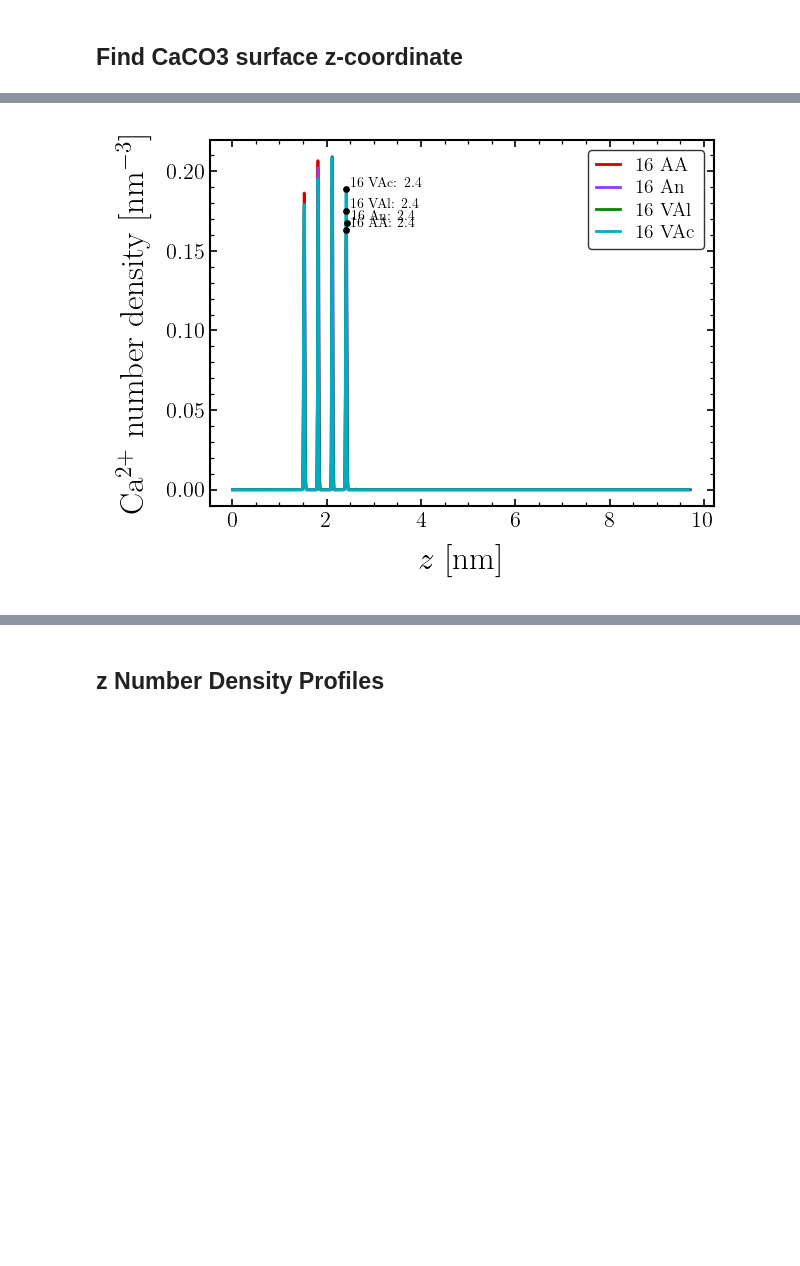
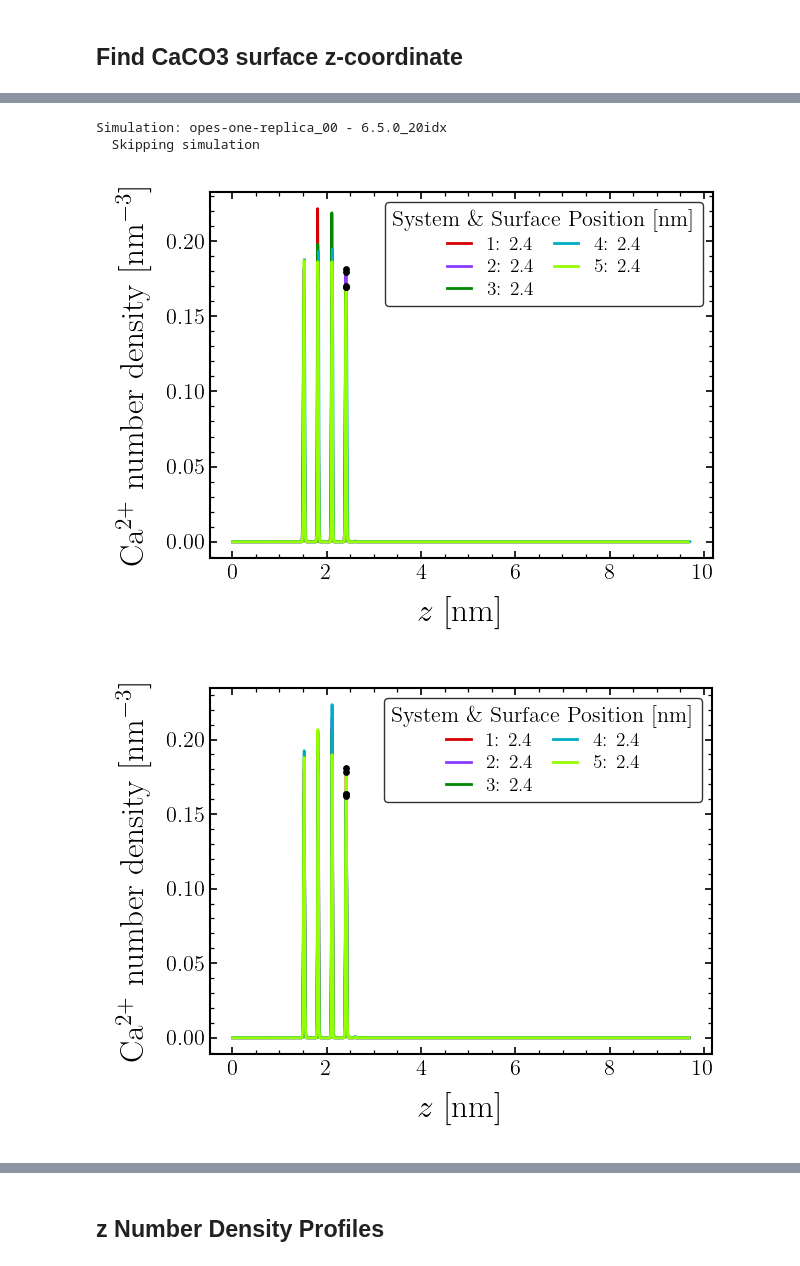
Before and after one commit to CarvFS/Analysis-Polyelectrolyte-Surface-Adsorption, a Jupyter notebook: analysis/5-single-chain-binding/notebooks/axial_density.ipynb, the cells around one changed output, grey strips where cells are left out. Cells and saved outputs as stored; diff of their text form; code cells hidden in the pictures; blank space fills up the shorter version.

Commit message:
back to dask for parallelization and added more plots on output

```diff
--- a/analysis/5-single-chain-binding/notebooks/axial_density.ipynb
+++ b/analysis/5-single-chain-binding/notebooks/axial_density.ipynb
@@ -45,17 +47,7 @@ verbose = True
 data_path = Path().cwd().parent / "data"
 fig_args = {"dpi": 600, "bbox_inches": "tight"}
 fig_ext = "png"
-dir_output = Path().cwd() / "../data/axial_density/draft"
+dir_output = Path().cwd() / "../data/axial_density/single-chain"
 
 zmin = 0.1 # nm
 zmax = 1.2 # nm
-
-labels = [
-    # r"Neat",
-    # r"64 CaCl$_2$",
-    # r"64 CaCO$_3$",
-    r"16 AA",
-    r"16 An",
-    r"16 VAl",
-    r"16 VAc",
-]
@@ -78,15 +104,19 @@ class Sim:
     label: str
 
     colvar: pd.DataFrame
+    replica: int
 
     z_surface_pos: float = 0.0
     z_sol_orient_zmin: np.ndarray = None
     z_sol_orient_zmax: np.ndarray = None
     z_sol_orient: list[np.ndarray] = None
     z_numden_osol: list[np.ndarray] = None
+    z_numden_notsol: list[np.ndarray] = None
 
     z_all: list[np.ndarray] = None
 
+    z_numden_na: list[np.ndarray] = None
     z_numden_ca: list[np.ndarray] = None
+    z_numden_cl: list[np.ndarray] = None
     z_numden_pe: list[np.ndarray] = None
 # %%
@@ -183,7 +228,7 @@ def load_simulations(data_path: Path, labels: list[str]) -> list[Sim]:
 # %% [markdown]
 ### Script
 # %%
-sims = load_simulations(data_path, labels)
+sims = load_simulations(data_path)
 
 print(f"Loaded {len(sims)} simulations")
 for i, sim in enumerate(sims):
@@ -270,35 +346,42 @@ def save_fig(
 # %%
 # find surface z-coordinate as last major peak in the number density profile
 cmap = cc.glasbey
-fig, ax = plt.subplots()
-ax.set_xlabel(r"$z$ [nm]")
-ax.set_ylabel(r"Ca$^{2+}$ number density [nm$^{-3}$]")
 
-for i, sim in tqdm(enumerate(sims), desc="Surface position", dynamic_ncols=True, total=len(sims)):
-    z_ca = sim.z_numden_ca["number_density"]
-    z_pos = sim.z_numden_ca["position"]
-    ax.plot(z_pos/10.0, z_ca, label=sim.label, color=cmap[i])
+for i, group in tqdm(enumerate(grouped_sims), desc="System", dynamic_ncols=True, total=len(grouped_sims)):
+    label, sims = group[0], group[1]
 
-    maxima, _ = find_peaks(z_ca, distance=10, prominence=0.001)
-    sim.z_surface_pos = np.round(z_pos[maxima[-1]], decimals=1)
+    fig, ax = plt.subplots()
+    ax.set_xlabel(r"$z$ [nm]")
+    ax.set_ylabel(r"Ca$^{2+}$ number density [nm$^{-3}$]")
 
-    ax.scatter(sim.z_surface_pos/10, z_ca[maxima[-1]], color="black", s=15, zorder=20)
-    # plot text with the z-coordinate
-    ax.text(sim.z_surface_pos/10 + 0.1, z_ca[maxima[-1]], f"{sim.label}: {sim.z_surface_pos/10:.1f}", fontsize=10, ha="left", va="bottom", color="black", rotation=0, zorder=25)
+    for j, sim in tqdm(enumerate(sims), desc="Simulation", dynamic_ncols=True, total=len(sims), leave=False):
+        try:
+            z_ca = sim.z_numden_ca["number_density"]
+            z_pos = sim.z_numden_ca["position"]
+            maxima, _ = find_peaks(z_ca, distance=10, prominence=0.001)
+            sim.z_surface_pos = np.round(z_pos[maxima[-1]], decimals=1)
 
-    if verbose:
-        print(f"Simulation: {sim.sampling} - {sim.label}")
-        print(f" - Surface position [A]: {sim.z_surface_pos:.1f}")
+            ax.plot(z_pos/10.0, z_ca, color=cmap[j], label=f"{label_plt[sim.label]}: {sim.z_surface_pos/10:.1f}")
+            ax.scatter(sim.z_surface_pos/10, z_ca[maxima[-1]], color="black", s=15, zorder=20)
 
-ax.legend()
+        except Exception as e:
+            print(f"Simulation: {sim.sampling} - {sim.label}")
+            print(f"  Skipping simulation")
+            continue
 
-# save data
-tags, z_pos = [], []
-for sim in sims:
-    tags.append(sim.name + "_" + sim.sampling)
-    z_pos.append(sim.z_surface_pos)
-df = pd.DataFrame({"tag": tags, "z_surface_pos_ang": z_pos})
-df.to_csv(dir_dat / "z_surface_pos.csv", index=False)
-fig.tight_layout()
-fig.savefig(dir_fig / f"z_surface_pos.{fig_ext}", **fig_args)
+        if verbose:
+            print(f"Simulation: {sim.sampling} - {sim.label}")
+            print(f"  Surface position [A]: {sim.z_surface_pos:.1f}")
+
+    ax.legend(title=r"System \& Surface Position [nm]", loc="upper right", ncol=2)
+
+    # save data
+    tags, z_pos = [], []
+    for sim in sims:
+        tags.append(sim.name + "_" + sim.sampling)
+        z_pos.append(sim.z_surface_pos)
+    df = pd.DataFrame({"tag": tags, "z_surface_pos_ang": z_pos})
+    df.to_csv(dir_dat / f"z_surface_pos_{label}.csv", index=False)
+    fig.tight_layout()
+    fig.savefig(dir_fig / f"z_surface_pos_{label}.{fig_ext}", **fig_args)
 # %% [output]
@@ -313 +427,4 @@ Simulation: md - 16 VAc
+Simulation: opes-one-replica_00 - 6.5.0_20idx
+  Skipping simulation
-[figure, old version]
+[figure, new version]
+[figure, added]
```
Also changed, not shown: parts of 51 cells of this notebook, 7 other files.
